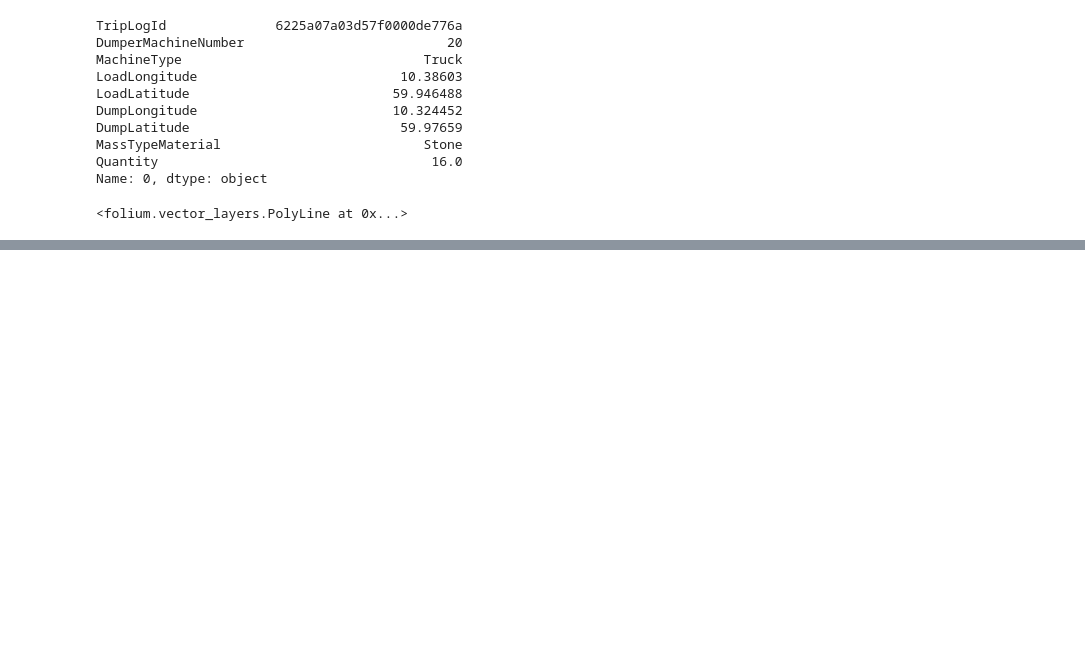
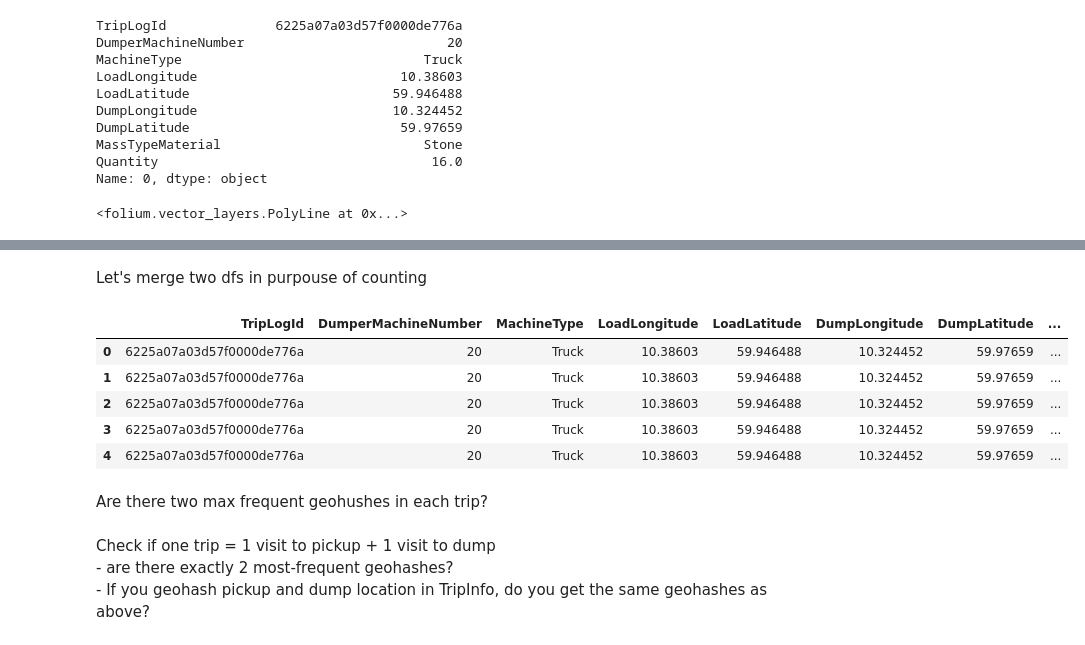
Before and after one commit to meomia/nora-roadai, a Jupyter notebook: Discovering_the_data.ipynb, the cells around one changed output, grey strips where cells are left out. Drawn from its saved outputs; the diff is of its cells as text; code cells hidden in the pictures; blank space fills up the shorter version.

```diff
--- a/Discovering_the_data.ipynb
+++ b/Discovering_the_data.ipynb
@@ -87,0 +209,2 @@ map_object.save('road_map.html')
+# %% [markdown]
+Let's merge two dfs in purpouse of counting
@@ -87,0 +213,9 @@ map_object.save('road_map.html')
+# %%
+merged_df.head()
+# %% [output]
+|  | TripLogId | DumperMachineNumber | MachineType | LoadLongitude | LoadLatitude | DumpLongitude | DumpLatitude | ... |
+| 0 | 6225a07a03d57f0000de776a | 20 | Truck | 10.38603 | 59.946488 | 10.324452 | 59.97659 | ... |
+| 1 | 6225a07a03d57f0000de776a | 20 | Truck | 10.38603 | 59.946488 | 10.324452 | 59.97659 | ... |
+| 2 | 6225a07a03d57f0000de776a | 20 | Truck | 10.38603 | 59.946488 | 10.324452 | 59.97659 | ... |
+| 3 | 6225a07a03d57f0000de776a | 20 | Truck | 10.38603 | 59.946488 | 10.324452 | 59.97659 | ... |
+| 4 | 6225a07a03d57f0000de776a | 20 | Truck | 10.38603 | 59.946488 | 10.324452 | 59.97659 | ... |
@@ -87,0 +224,6 @@ map_object.save('road_map.html')
+# %% [markdown]
+Are there two max frequent geohushes in each trip?
+# %% [markdown]
+Check if one trip = 1 visit to pickup + 1 visit to dump <br>
+    - are there exactly 2 most-frequent geohashes? <br>
+    - If you geohash pickup and dump location in TripInfo, do you get the same geohashes as above?
```
Also changed, not shown: parts of 52 cells of this notebook.
